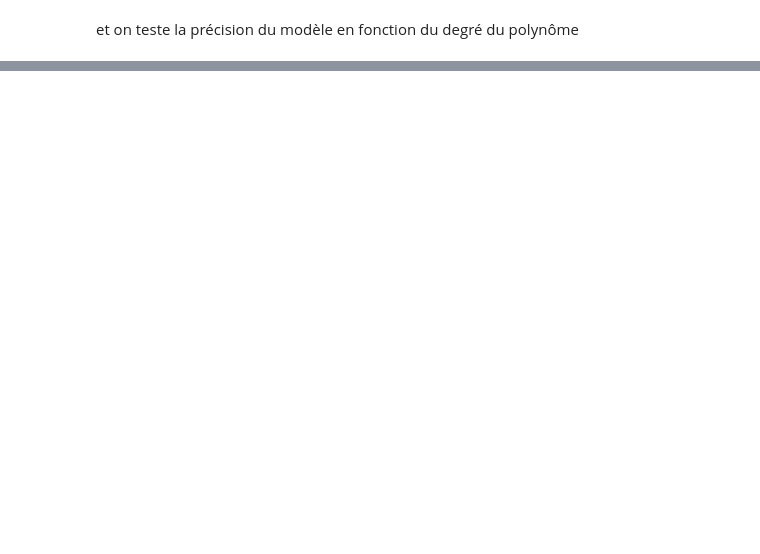
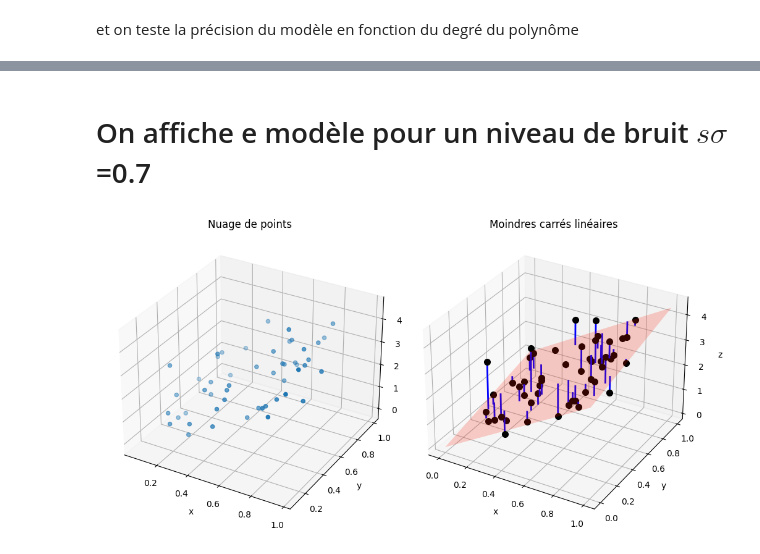
Before and after one commit to vbarra/ANbook, a Jupyter notebook: _build/jupyter_execute/mcl.ipynb, the cells around one changed output, grey strips where cells are left out. Drawn from its saved outputs; the diff is of its cells as text; code cells hidden in the pictures; blank space fills up the shorter version.

```diff
--- a/_build/jupyter_execute/mcl.ipynb
+++ b/_build/jupyter_execute/mcl.ipynb
@@ -206,0 +220,17 @@ for ind,d in enumerate(degre):
+# %%
+X = dot(inv(dot(A.T,A)),dot(A.T, Y))
+
+# Erreur
+print("Erreur : ",np.linalg.norm(np.dot(A,X)-Y,2))
+err = []
+sigma = [i/50 for i in range(0,50)]
+for s in sigma:
+    Y = np.dot(A,A0) + np.random.normal(scale = s, size=(nb_data, dim_o))
+    X = dot(inv(dot(A.T,A)),dot(A.T, Y))
+    err.append(np.linalg.norm(np.dot(A,X)-Y,2))
+
+plt.plot(sigma,err)
+plt.title("Erreur en fonction du bruit introduit $\mathcal{N}(0,\sigma)$")
+plt.xlabel("$\sigma$")
+plt.ylabel("Erreur")
+plt.tight_layout()
@@ -206,0 +240,37 @@ for ind,d in enumerate(degre):
+# %% [markdown]
+# On affiche e modèle pour un niveau de bruit $s\sigma$=0.7
+# %%
+Y = np.dot(A,A0) + np.random.normal(scale = 0.7, size=(nb_data, dim_o))
+X = dot(inv(dot(A.T,A)),dot(A.T, Y))
+err.append(np.linalg.norm(np.dot(A,X)-Y,2))
+fig = plt.figure(figsize=(10,20))
+
+ax1 = fig.add_subplot(1, 2, 1, projection='3d')
+ax1.scatter(A[:,0],A[:,1],Y.flatten())
+ax1.set_xlabel('x')
+ax1.set_ylabel('y')
+ax1.set_zlabel('z')
+ax1.set_title("Nuage de points")
+
+ax2 = fig.add_subplot(1, 2, 2, projection='3d')
+
+x = [0,1,1,0]
+y = [0,0,1,1]
+z = [0,dot(np.array([1,0]),X),dot(np.array([1,1]),X),dot(np.array([0,1]),X)]
+verts = [list(zip(x,y,z))]
+predicted_plane = Poly3DCollection(verts,alpha=0.2)
+predicted_plane.set_facecolor([1.,0.1,0.])
+ax2.add_collection3d(predicted_plane)
+
+for t in range(nb_data):
+    ax2.plot3D([A[t,0], A[t,0]], [A[t,1], A[t,1]], [Y[t,0], dot(A[t,:],X)], '-b', linewidth=2)
+    ax2.plot3D(A[t,0:1], A[t,1:2], Y[t,0:1], '.k', markersize=14)
+
+ax2.set_xlabel('x')
+ax2.set_ylabel('y')
+ax2.set_zlabel('z')
+ax2.set_title("Moindres carrés linéaires")
+
+plt.tight_layout()
+# %% [output]
+[figure, added]
```
Also changed, not shown: parts of 8 cells of this notebook, 18 other files.
